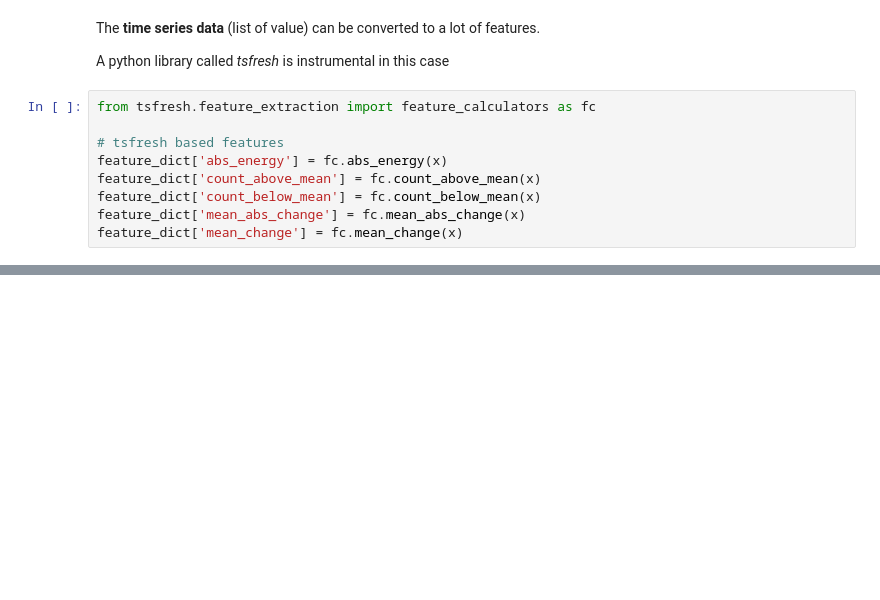
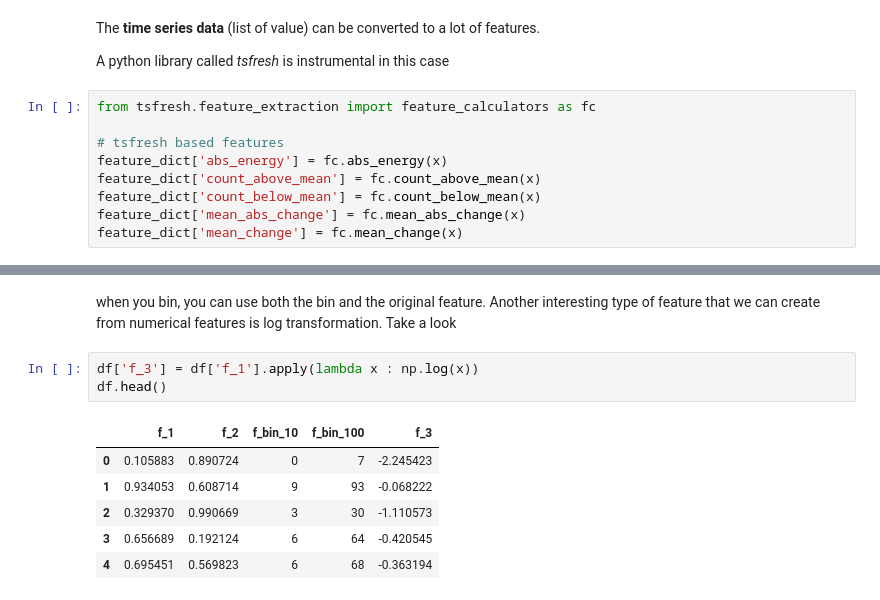
Before and after one commit to iwasbugged/feature_engineering, a Jupyter notebook: feature_engineering.ipynb, the cells around one changed output, grey strips where cells are left out. Saved outputs shown, nothing was run; the diff lists cells and outputs as text; blank space fills up the shorter version.

```diff
--- a/feature_engineering.ipynb
+++ b/feature_engineering.ipynb
@@ -136,0 +212,13 @@ feature_dict['mean_change'] = fc.mean_change(x)
+# %% [markdown]
+when you bin, you can use both the bin and the original feature.
+Another interesting type of feature that we can create from numerical features is log transformation. Take a look
+# %%
+df['f_3'] = df['f_1'].apply(lambda x : np.log(x))
+df.head()
+# %% [output]
+|  | f_1 | f_2 | f_bin_10 | f_bin_100 | f_3 |
+| 0 | 0.105883 | 0.890724 | 0 | 7 | -2.245423 |
+| 1 | 0.934053 | 0.608714 | 9 | 93 | -0.068222 |
+| 2 | 0.329370 | 0.990669 | 3 | 30 | -1.110573 |
+| 3 | 0.656689 | 0.192124 | 6 | 64 | -0.420545 |
+| 4 | 0.695451 | 0.569823 | 6 | 68 | -0.363194 |
```
Also changed, not shown: parts of 13 cells of this notebook.
